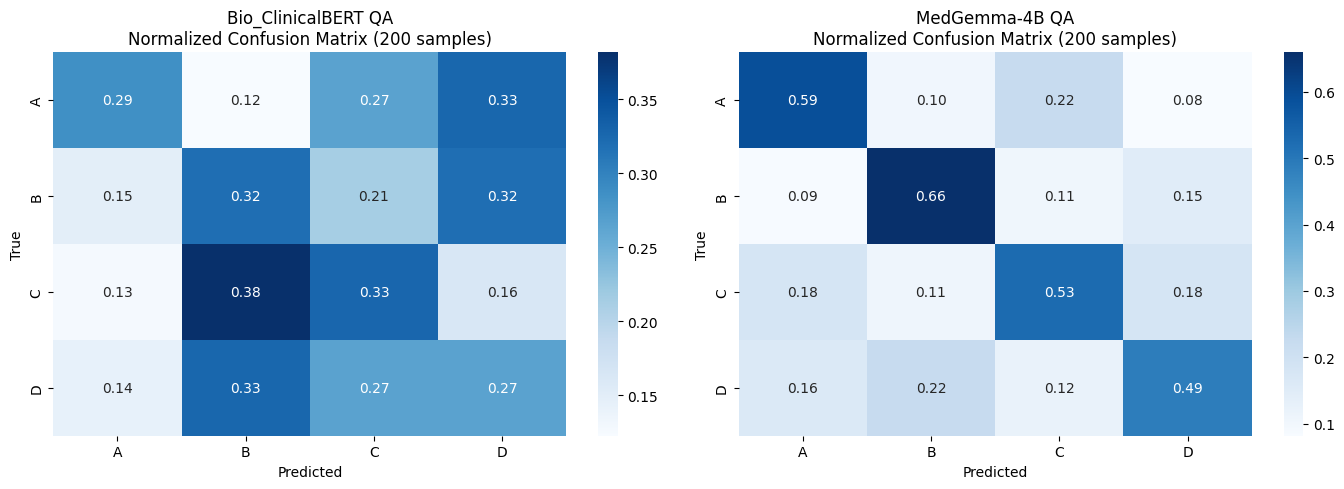
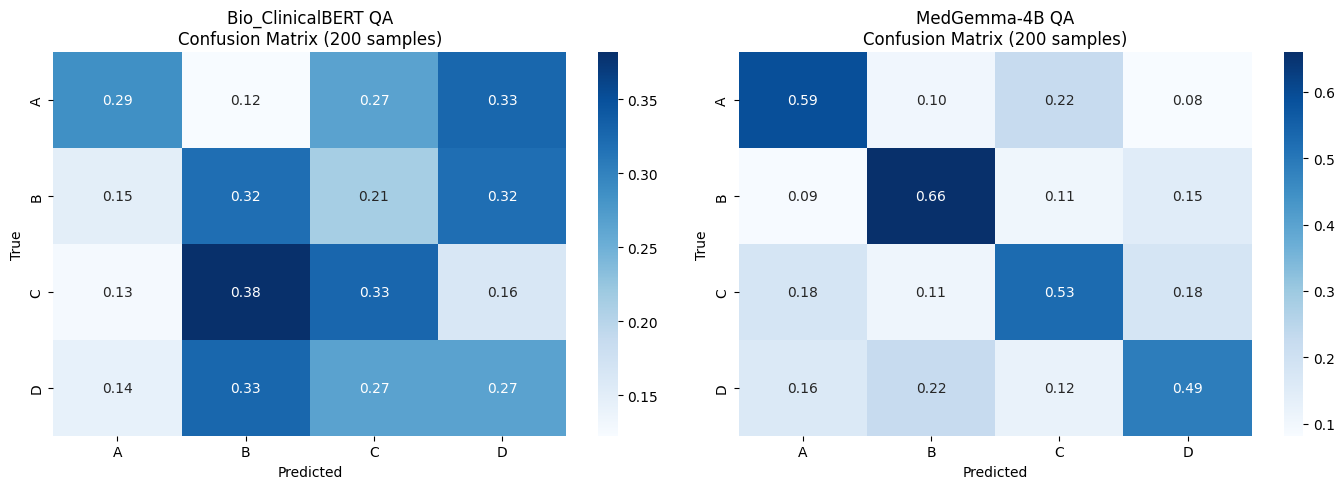
The change to this notebook cell's code, shown as a diff; its figure went from the first image to the second:
--- before
+++ after
@@ -1,5 +1,5 @@
-# ==========================================
-# QA Side-by-Side Confusion Matrices
-# ==========================================
+# ------------------------------------------
+# QA Confusion Matrices
+# ------------------------------------------
 option_names = ['A', 'B', 'C', 'D']
 
@@ -14,8 +14,8 @@
     ax.set_xlabel('Predicted')
     ax.set_ylabel('True')
-    ax.set_title(f'{title}\nNormalized Confusion Matrix (200 samples)')
+    ax.set_title(f'{title}\nConfusion Matrix (200 samples)')
 
 plt.tight_layout()
-plt.savefig('qa_comparison_confusion_matrices.png', dpi=150, bbox_inches='tight')
+plt.savefig('qa_comparison_confusion_matrices.png')
 plt.show()
 print("Saved: qa_comparison_confusion_matrices.png")

Commit: Created using Colab